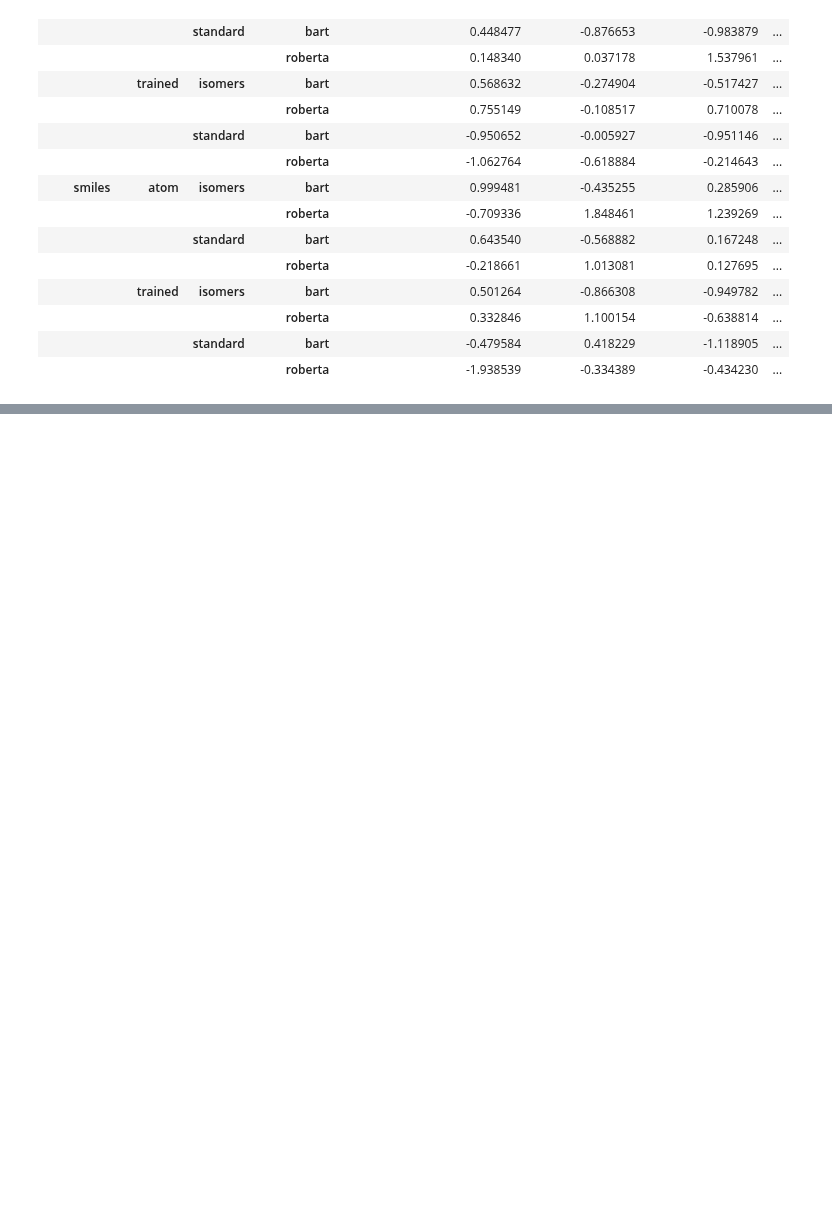
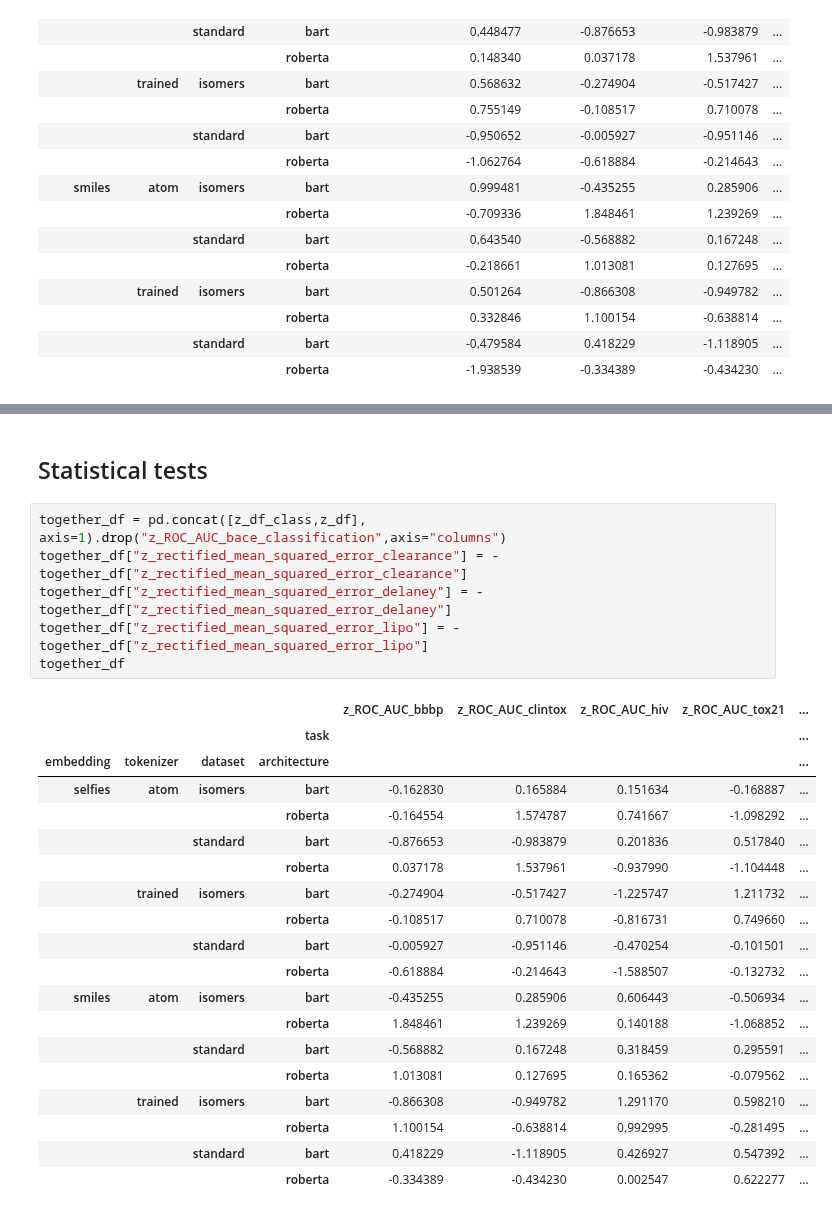
Before and after one commit to ibmm-unibe-ch/SMILES_or_SELFIES, a Jupyter notebook: Scoring_report_seeds_final.ipynb, the cells around one changed output, grey strips where cells are left out. Saved outputs shown, nothing was run; the diff lists cells and outputs as text; blank space fills up the shorter version.

```diff
--- a/Scoring_report_seeds_final.ipynb
+++ b/Scoring_report_seeds_final.ipynb
@@ -241,3 +241,31 @@ together_df
 |  |  |  | roberta | 0.332846 | 1.100154 | -0.638814 | ... |
 |  |  | standard | bart | -0.479584 | 0.418229 | -1.118905 | ... |
 |  |  |  | roberta | -1.938539 | -0.334389 | -0.434230 | ... |
+# %% [markdown]
+## Statistical tests
+# %%
+together_df = pd.concat([z_df_class,z_df], axis=1).drop("z_ROC_AUC_bace_classification",axis="columns")
+together_df["z_rectified_mean_squared_error_clearance"] = -together_df["z_rectified_mean_squared_error_clearance"]
+together_df["z_rectified_mean_squared_error_delaney"] = -together_df["z_rectified_mean_squared_error_delaney"]
+together_df["z_rectified_mean_squared_error_lipo"] = -together_df["z_rectified_mean_squared_error_lipo"]
+together_df
+# %% [output]
+|  |  |  |  | z_ROC_AUC_bbbp | z_ROC_AUC_clintox | z_ROC_AUC_hiv | z_ROC_AUC_tox21 | ... |
+|  |  |  | task |  |  |  |  | ... |
+| embedding | tokenizer | dataset | architecture |  |  |  |  | ... |
+| selfies | atom | isomers | bart | -0.162830 | 0.165884 | 0.151634 | -0.168887 | ... |
+|  |  |  | roberta | -0.164554 | 1.574787 | 0.741667 | -1.098292 | ... |
+|  |  | standard | bart | -0.876653 | -0.983879 | 0.201836 | 0.517840 | ... |
+|  |  |  | roberta | 0.037178 | 1.537961 | -0.937990 | -1.104448 | ... |
+|  | trained | isomers | bart | -0.274904 | -0.517427 | -1.225747 | 1.211732 | ... |
+|  |  |  | roberta | -0.108517 | 0.710078 | -0.816731 | 0.749660 | ... |
+|  |  | standard | bart | -0.005927 | -0.951146 | -0.470254 | -0.101501 | ... |
+|  |  |  | roberta | -0.618884 | -0.214643 | -1.588507 | -0.132732 | ... |
+| smiles | atom | isomers | bart | -0.435255 | 0.285906 | 0.606443 | -0.506934 | ... |
+|  |  |  | roberta | 1.848461 | 1.239269 | 0.140188 | -1.068852 | ... |
+|  |  | standard | bart | -0.568882 | 0.167248 | 0.318459 | 0.295591 | ... |
+|  |  |  | roberta | 1.013081 | 0.127695 | 0.165362 | -0.079562 | ... |
+|  | trained | isomers | bart | -0.866308 | -0.949782 | 1.291170 | 0.598210 | ... |
+|  |  |  | roberta | 1.100154 | -0.638814 | 0.992995 | -0.281495 | ... |
+|  |  | standard | bart | 0.418229 | -1.118905 | 0.426927 | 0.547392 | ... |
+|  |  |  | roberta | -0.334389 | -0.434230 | 0.002547 | 0.622277 | ... |
```
Also changed, not shown: parts of 4 cells of this notebook, 1 other file.
